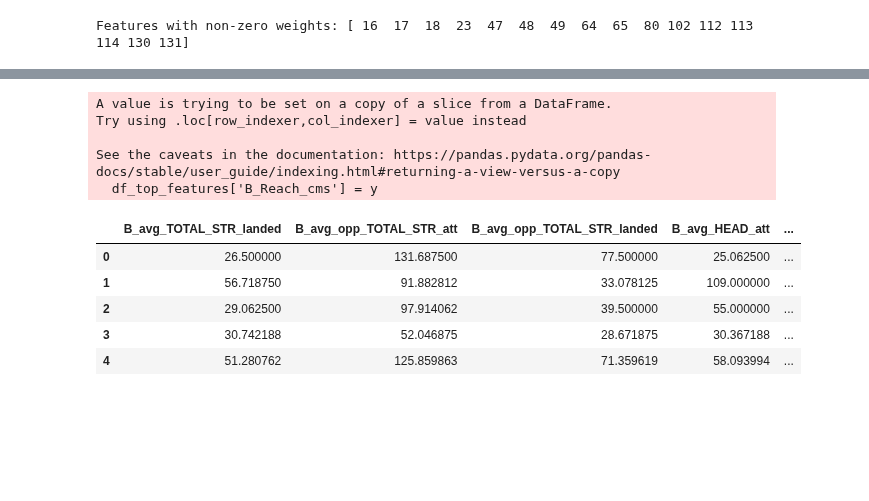
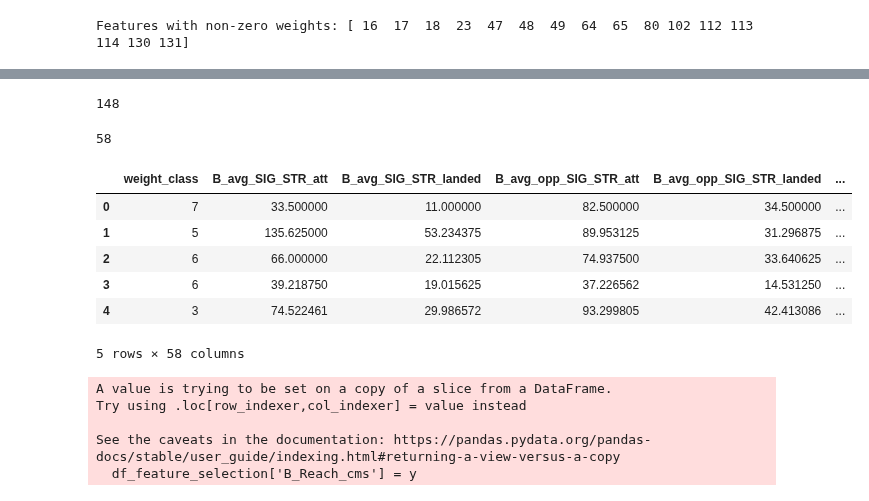
Before and after one commit to breadworshipper/TK-Kasdad, a Jupyter notebook: Preprocessing/kombinasi3_FS_lasso.ipynb, the cells around one changed output, grey strips where cells are left out. Cells and saved outputs as stored; diff of their text form; code cells hidden in the pictures; blank space fills up the shorter version.

Commit message:
embedded feature selection with lasso

```diff
--- a/Preprocessing/kombinasi3_FS_lasso.ipynb
+++ b/Preprocessing/kombinasi3_FS_lasso.ipynb
@@ -327,0 +306,20 @@ Index(['B_avg_TOTAL_STR_landed', 'B_avg_opp_TOTAL_STR_att',
+# %%
+# Define the parameter grid
+param_grid = {
+    'alpha': [0.1, 0.5, 1.0, 2.0, 5.0],
+    'fit_intercept': [True, False],
+    'precompute': [True, False],
+    'max_iter': [1000, 2000, 5000],
+    'tol': [0.0001, 0.001, 0.01],
+    'selection': ['cyclic', 'random']
+}
+
+# Create the GridSearchCV object
+grid_search = GridSearchCV(lasso, param_grid, cv=5, scoring='r2', n_jobs=-1)
+
+# Fit the data to perform grid search
+grid_search.fit(X, y)
+
+# Print the best parameters and best score
+print("Best Parameters:", grid_search.best_params_)
+print("Best R-squared Score:", grid_search.best_score_)
@@ -327,0 +329,7 @@ Index(['B_avg_TOTAL_STR_landed', 'B_avg_opp_TOTAL_STR_att',
+# %%
+# Feature importance
+feature_importance = grid_search.best_estimator_.coef_
+print(feature_importance)
+
+# Get the indices of the feature importance
+feature_importance_indices = np.argsort(feature_importance)
@@ -328,19 +354,35 @@ Index(['B_avg_TOTAL_STR_landed', 'B_avg_opp_TOTAL_STR_att',
+# %%
+print(len(feature_importance_indices))
+# %% [output]
+148
+# %%
+non_zero_features = np.where(feature_importance != 0)[0]
+
+non_zero_features_indices = np.argsort(feature_importance[non_zero_features])
+
+print(len(non_zero_features_indices))
+# %% [output]
+58
+# %%
+# df_feature_selection is df that has column with non-zero weight
+df_feature_selection = df.iloc[:, non_zero_features]
+
+df_feature_selection.head()
+# %% [output]
+|  | weight_class | B_avg_SIG_STR_att | B_avg_SIG_STR_landed | B_avg_opp_SIG_STR_att | B_avg_opp_SIG_STR_landed | ... |
+| 0 | 7 | 33.500000 | 11.000000 | 82.500000 | 34.500000 | ... |
+| 1 | 5 | 135.625000 | 53.234375 | 89.953125 | 31.296875 | ... |
+| 2 | 6 | 66.000000 | 22.112305 | 74.937500 | 33.640625 | ... |
+| 3 | 6 | 39.218750 | 19.015625 | 37.226562 | 14.531250 | ... |
+| 4 | 3 | 74.522461 | 29.986572 | 93.299805 | 42.413086 | ... |
+5 rows × 58 columns
 # %%
-df_top_features['B_Reach_cms'] = y
+df_feature_selection['B_Reach_cms'] = y
 # %% [output]
 A value is trying to be set on a copy of a slice from a DataFrame.
 Try using .loc[row_indexer,col_indexer] = value instead
 
 See the caveats in the documentation: https://pandas.pydata.org/pandas-docs/stable/user_guide/indexing.html#returning-a-view-versus-a-copy
-  df_top_features['B_Reach_cms'] = y
+  df_feature_selection['B_Reach_cms'] = y
-# %%
-df_top_features.head()
-# %% [output]
-|  | B_avg_TOTAL_STR_landed | B_avg_opp_TOTAL_STR_att | B_avg_opp_TOTAL_STR_landed | B_avg_HEAD_att | ... |
-| 0 | 26.500000 | 131.687500 | 77.500000 | 25.062500 | ... |
-| 1 | 56.718750 | 91.882812 | 33.078125 | 109.000000 | ... |
-| 2 | 29.062500 | 97.914062 | 39.500000 | 55.000000 | ... |
-| 3 | 30.742188 | 52.046875 | 28.671875 | 30.367188 | ... |
-| 4 | 51.280762 | 125.859863 | 71.359619 | 58.093994 | ... |
 # %%
 # Export to CSV
```
Also changed, not shown: parts of 5 cells of this notebook, 5 other files.
